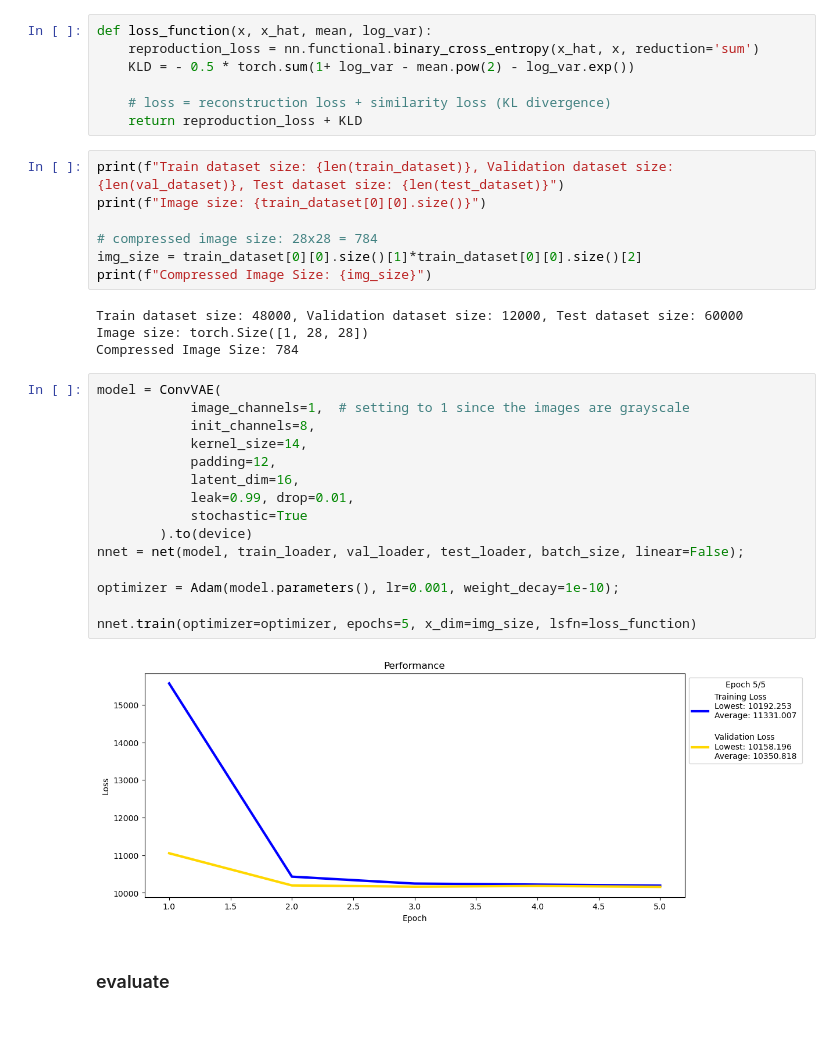
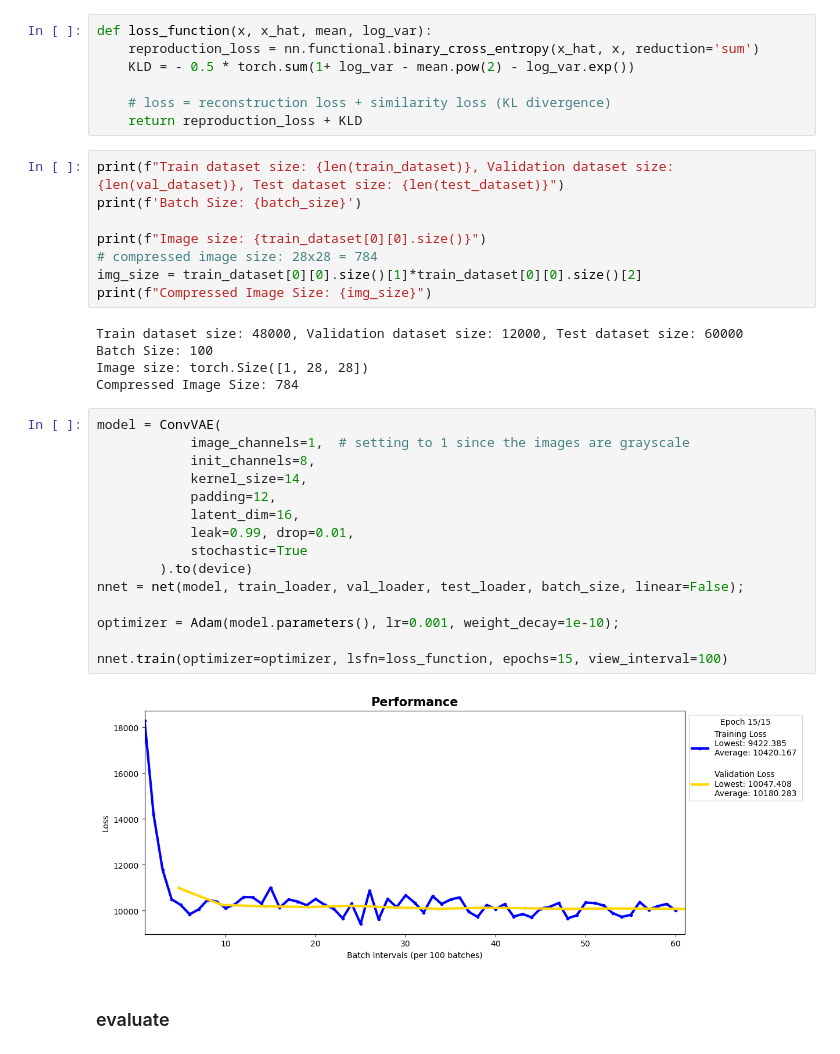
Before and after one commit to emmabacarra/cmbresearch, a Jupyter notebook: autoencoder practice/my convolutional vae.ipynb, the cells around one changed output. Saved outputs shown, nothing was run; the diff lists cells and outputs as text; blank space fills up the shorter version.

Commit message:
fixing real-time plotting

```diff
--- a/autoencoder practice/my convolutional vae.ipynb
+++ b/autoencoder practice/my convolutional vae.ipynb
@@ -193,32 +197,34 @@ def loss_function(x, x_hat, mean, log_var):
     return reproduction_loss + KLD
 # %%
 print(f"Train dataset size: {len(train_dataset)}, Validation dataset size: {len(val_dataset)}, Test dataset size: {len(test_dataset)}")
+print(f'Batch Size: {batch_size}')
+
 print(f"Image size: {train_dataset[0][0].size()}")
-
 # compressed image size: 28x28 = 784
 img_size = train_dataset[0][0].size()[1]*train_dataset[0][0].size()[2]
 print(f"Compressed Image Size: {img_size}")
 # %% [output]
 Train dataset size: 48000, Validation dataset size: 12000, Test dataset size: 60000
+Batch Size: 100
 Image size: torch.Size([1, 28, 28])
 Compressed Image Size: 784
 # %%
 model = ConvVAE(
             image_channels=1,  # setting to 1 since the images are grayscale
             init_channels=8,
             kernel_size=14,
             padding=12,
             latent_dim=16,
             leak=0.99, drop=0.01,
             stochastic=True
         ).to(device)
 nnet = net(model, train_loader, val_loader, test_loader, batch_size, linear=False);
 
 optimizer = Adam(model.parameters(), lr=0.001, weight_decay=1e-10);
 
-nnet.train(optimizer=optimizer, epochs=5, x_dim=img_size, lsfn=loss_function)
+nnet.train(optimizer=optimizer, lsfn=loss_function, epochs=15, view_interval=100)
 # %% [output]
-[figure, old version]
+[figure, new version]
 # %% [markdown]
 ### evaluate
 # %%
```
Also changed, not shown: parts of 2 cells of this notebook, 1 other file.
